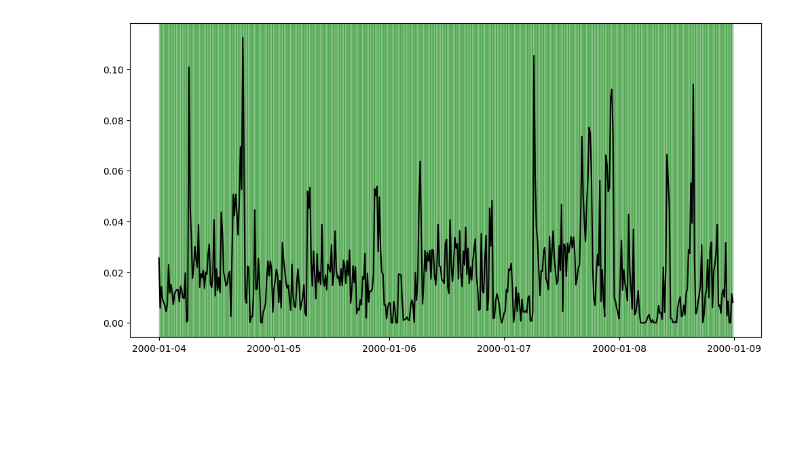
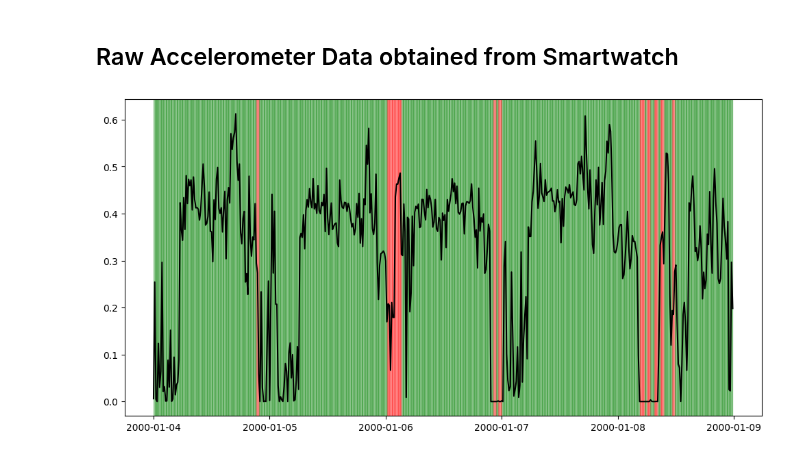
Before and after one commit to ADAMMA-CDHI-ETH-Zurich/CosinorAge, a Jupyter notebook: examples/data_loading.ipynb, the cells around one changed output. Cells and saved outputs as stored; diff of their text form; code cells hidden in the pictures; blank space fills up the shorter version.

```diff
--- a/examples/data_loading.ipynb
+++ b/examples/data_loading.ipynb
@@ -5,12 +3,14 @@ import matplotlib.pyplot as plt
 from cosinorage.dataloaders import DataLoader
+# %% [markdown]
+## Raw Accelerometer Data obtained from Smartwatch
 # %%
-reload = False
+reload_smartwatch = False
 # %%
-if reload:
-    loader = DataLoader(datasource='smartwatch', input_path='../data/62164/', preprocess=True)
-    loader.load_data()
+if reload_smartwatch:
+    smartwatch_loader = DataLoader(datasource='smartwatch', input_path='../data/62164/', preprocess=True)
+    smartwatch_loader.load_data(verbose=True, autocalib_tol=10e-10)
     with open("loader.pkl", "wb") as file:
-        pickle.dump(loader, file)
+        pickle.dump(smartwatch_loader, file)
 else:
     with open("loader.pkl", "rb") as file:
-        loader = pickle.load(file)
+        smartwatch_loader = pickle.load(file)
@@ -19,16 +17,4 @@ data = loader.get_acc_data()
 # %%
-_data = data.resample('15min').mean().reset_index(inplace=False)
-# Plotting the ENMO data for the first hour with color bands for wear/non-wear periods
-plt.figure(figsize=(12, 6))
-plt.plot(_data['TIMESTAMP'], _data['ENMO'], label='ENMO', color='black')
-
-# Add color bands for wear and non-wear periods
-for i in range(len(_data) - 1):
-    start_time = _data['TIMESTAMP'].iloc[i]
-    end_time = _data['TIMESTAMP'].iloc[i + 1]
-    color = 'green' if _data['wear'].iloc[i] == 1 else 'red'
-    plt.axvspan(start_time, end_time, color=color, alpha=0.3)
-
-plt.show()
+smartwatch_loader.plot_orig_enmo()
 # %% [output]
-[figure, old version]
+[figure, new version]
```
Also changed, not shown: parts of 7 cells of this notebook, 8 other files.
